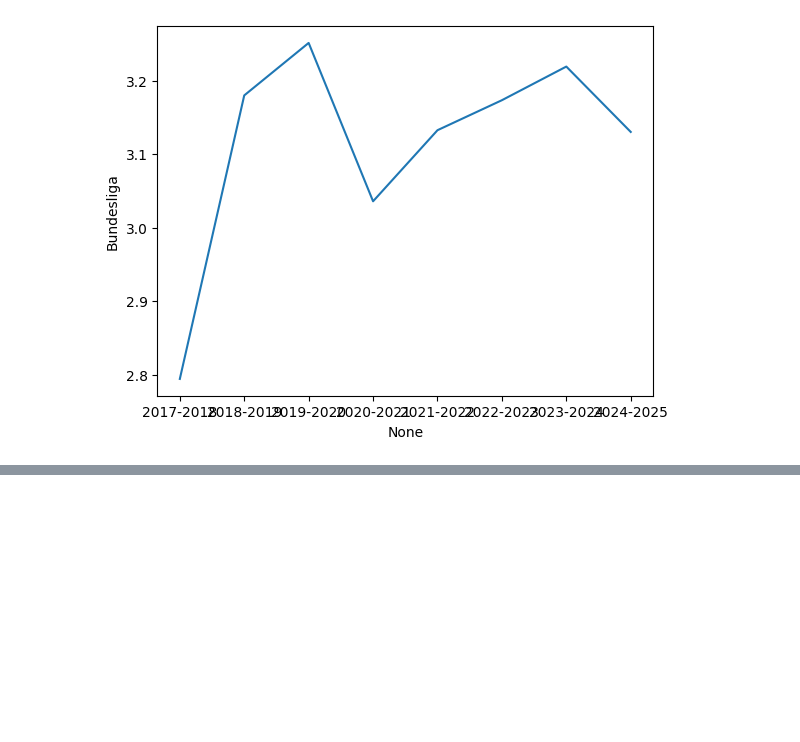
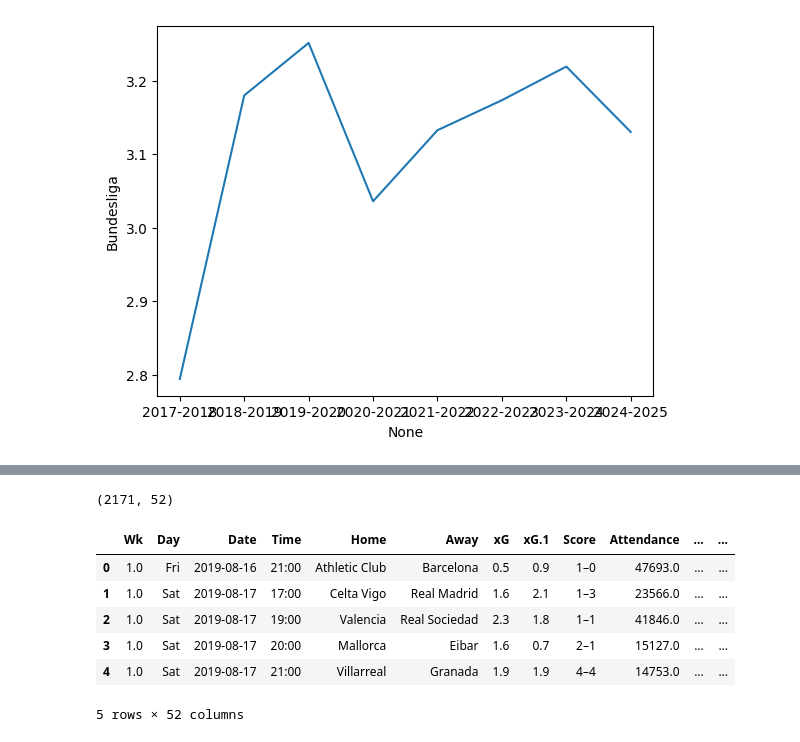
Before and after one commit to esenbora/sporg_proj_1, a Jupyter notebook: EDA.ipynb, the cells around one changed output, grey strips where cells are left out. Drawn from its saved outputs; the diff is of its cells as text; code cells hidden in the pictures; blank space fills up the shorter version.

```diff
--- a/EDA.ipynb
+++ b/EDA.ipynb
@@ -206,0 +203,19 @@ gpg_df.reset_index()
+# %%
+# Gather all La-Liga data for the last 6 seasons
+laliga_df = pd.DataFrame()
+for season in list(data.keys())[2:]:
+    v = pd.DataFrame.from_dict(data[season]["La-Liga"])
+    laliga_df = pd.concat([laliga_df, v])
+
+laliga_df.reset_index(drop=True, inplace=True)
+print(laliga_df.shape)
+laliga_df.head()
+# %% [output]
+(2171, 52)
+|  | Wk | Day | Date | Time | Home | Away | xG | xG.1 | Score | Attendance | ... | ... |
+| 0 | 1.0 | Fri | 2019-08-16 | 21:00 | Athletic Club | Barcelona | 0.5 | 0.9 | 1–0 | 47693.0 | ... | ... |
+| 1 | 1.0 | Sat | 2019-08-17 | 17:00 | Celta Vigo | Real Madrid | 1.6 | 2.1 | 1–3 | 23566.0 | ... | ... |
+| 2 | 1.0 | Sat | 2019-08-17 | 19:00 | Valencia | Real Sociedad | 2.3 | 1.8 | 1–1 | 41846.0 | ... | ... |
+| 3 | 1.0 | Sat | 2019-08-17 | 20:00 | Mallorca | Eibar | 1.6 | 0.7 | 2–1 | 15127.0 | ... | ... |
+| 4 | 1.0 | Sat | 2019-08-17 | 21:00 | Villarreal | Granada | 1.9 | 1.9 | 4–4 | 14753.0 | ... | ... |
+5 rows × 52 columns
```
Also changed, not shown: parts of 9 cells of this notebook, 5 other files.
